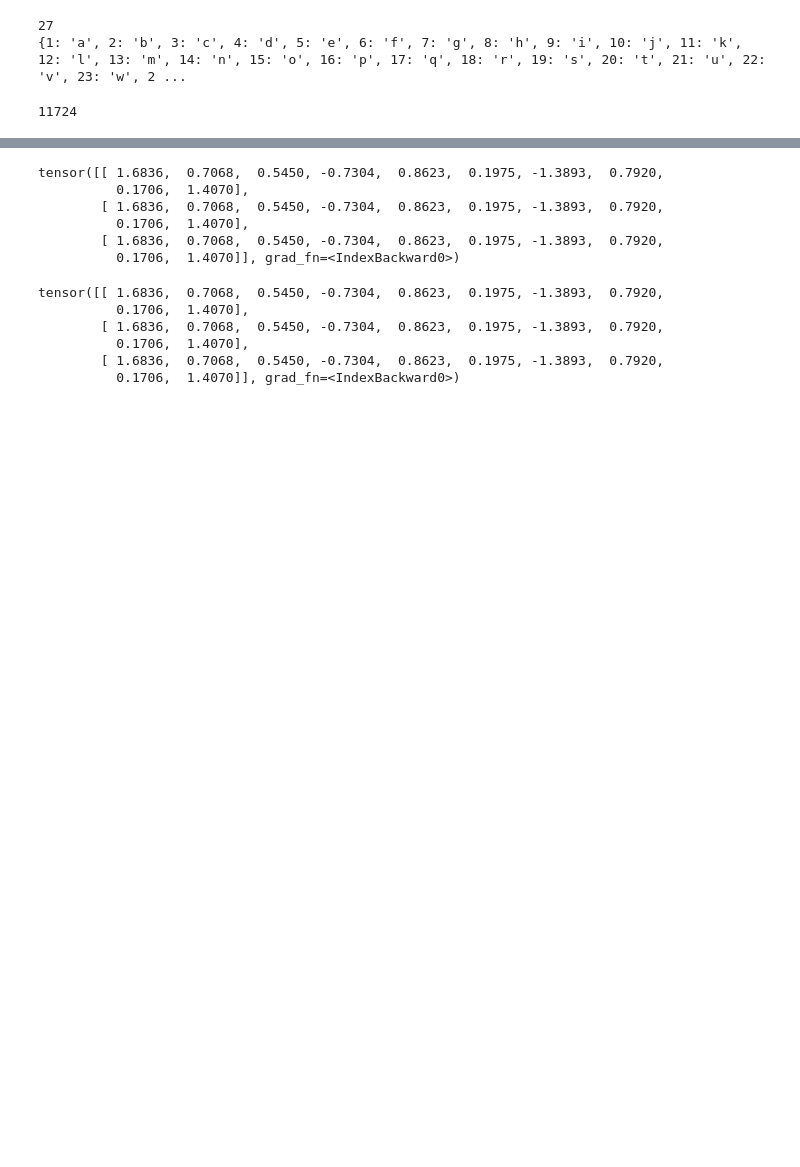
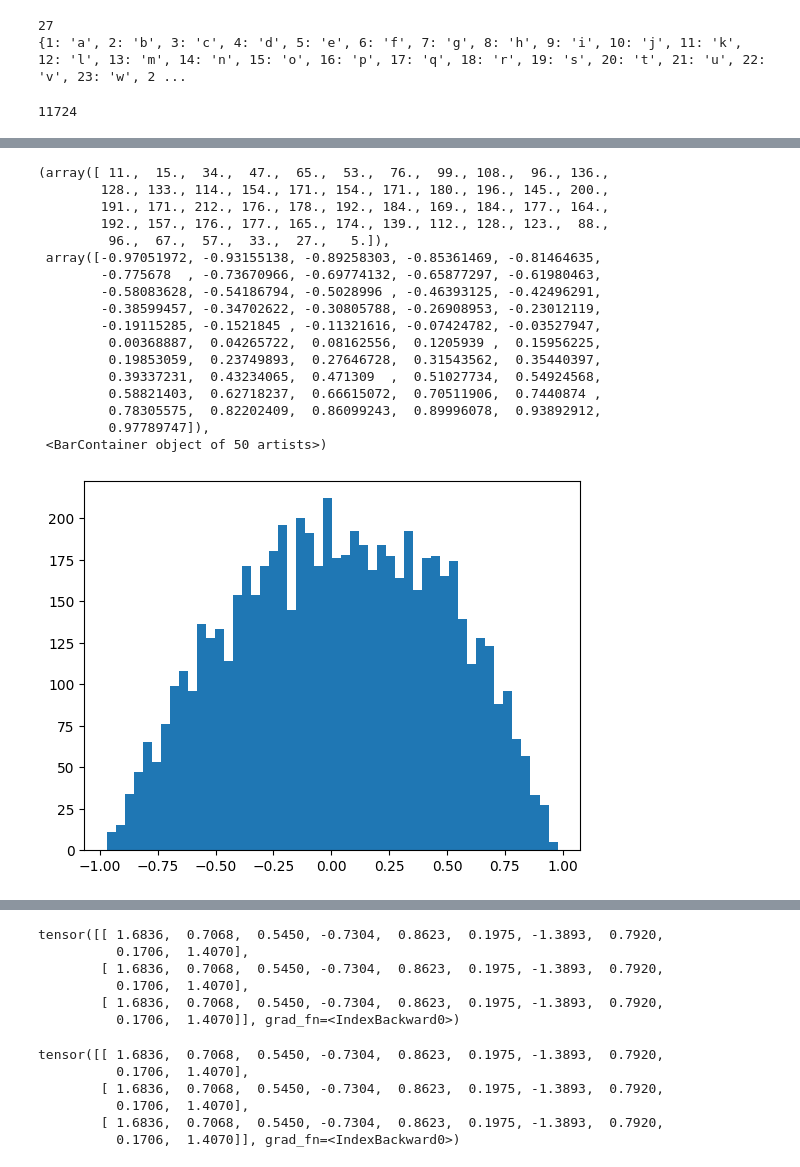
Before and after one commit to AryannSharmaa/makemore, a Jupyter notebook: makemore_mlp2.ipynb, the cells around one changed output, grey strips where cells are left out. Saved outputs shown, nothing was run; the diff lists cells and outputs as text; code cells hidden in the pictures; blank space fills up the shorter version.

```diff
--- a/makemore_mlp2.ipynb
+++ b/makemore_mlp2.ipynb
@@ -110,0 +138,21 @@ for i in range(max_steps):
+# %%
+(plt.hist(h.view(-1).tolist(),50))
+# %% [output]
+(array([ 11.,  15.,  34.,  47.,  65.,  53.,  76.,  99., 108.,  96., 136.,
+        128., 133., 114., 154., 171., 154., 171., 180., 196., 145., 200.,
+        191., 171., 212., 176., 178., 192., 184., 169., 184., 177., 164.,
+        192., 157., 176., 177., 165., 174., 139., 112., 128., 123.,  88.,
+         96.,  67.,  57.,  33.,  27.,   5.]),
+ array([-0.97051972, -0.93155138, -0.89258303, -0.85361469, -0.81464635,
+        -0.775678  , -0.73670966, -0.69774132, -0.65877297, -0.61980463,
+        -0.58083628, -0.54186794, -0.5028996 , -0.46393125, -0.42496291,
+        -0.38599457, -0.34702622, -0.30805788, -0.26908953, -0.23012119,
+        -0.19115285, -0.1521845 , -0.11321616, -0.07424782, -0.03527947,
+         0.00368887,  0.04265722,  0.08162556,  0.1205939 ,  0.15956225,
+         0.19853059,  0.23749893,  0.27646728,  0.31543562,  0.35440397,
+         0.39337231,  0.43234065,  0.471309  ,  0.51027734,  0.54924568,
+         0.58821403,  0.62718237,  0.66615072,  0.70511906,  0.7440874 ,
+         0.78305575,  0.82202409,  0.86099243,  0.89996078,  0.93892912,
+         0.97789747]),
+ <BarContainer object of 50 artists>)
+[figure, added]
```
Also changed, not shown: parts of 8 cells of this notebook.
